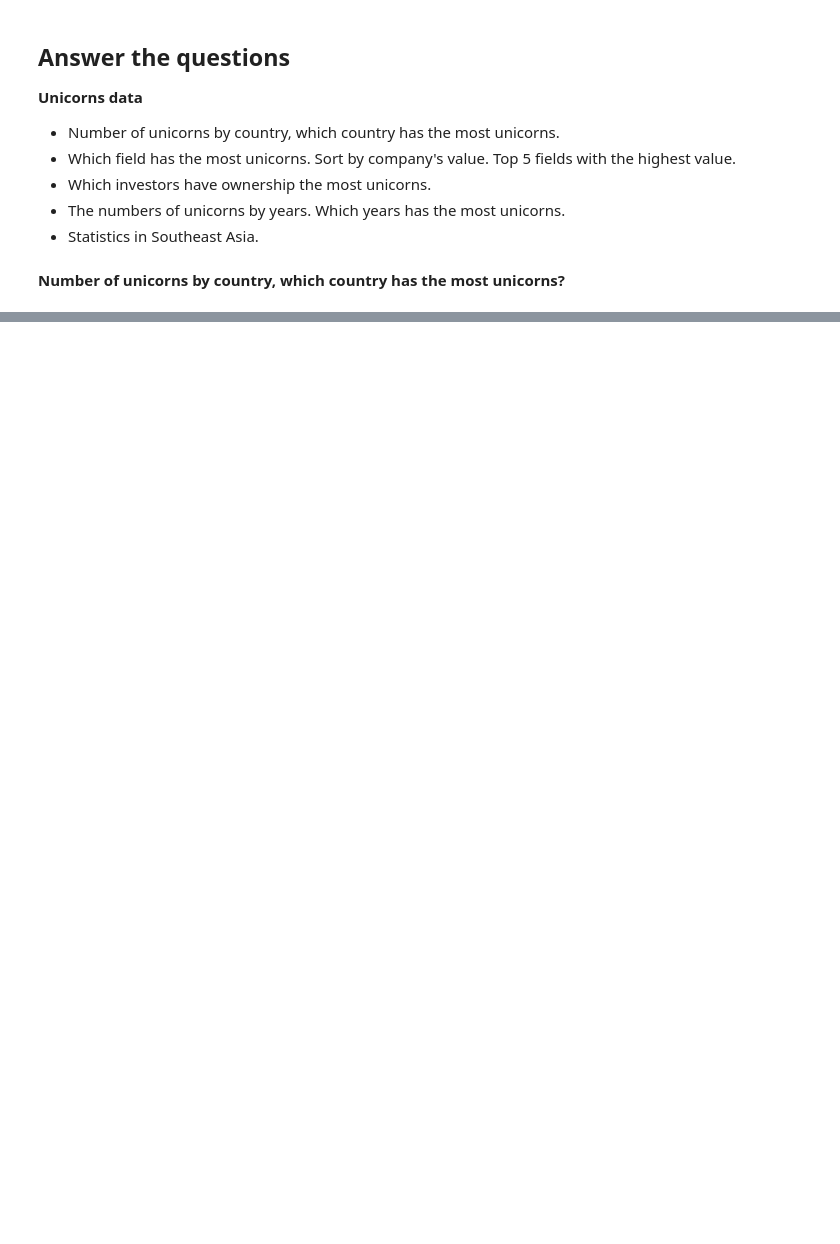
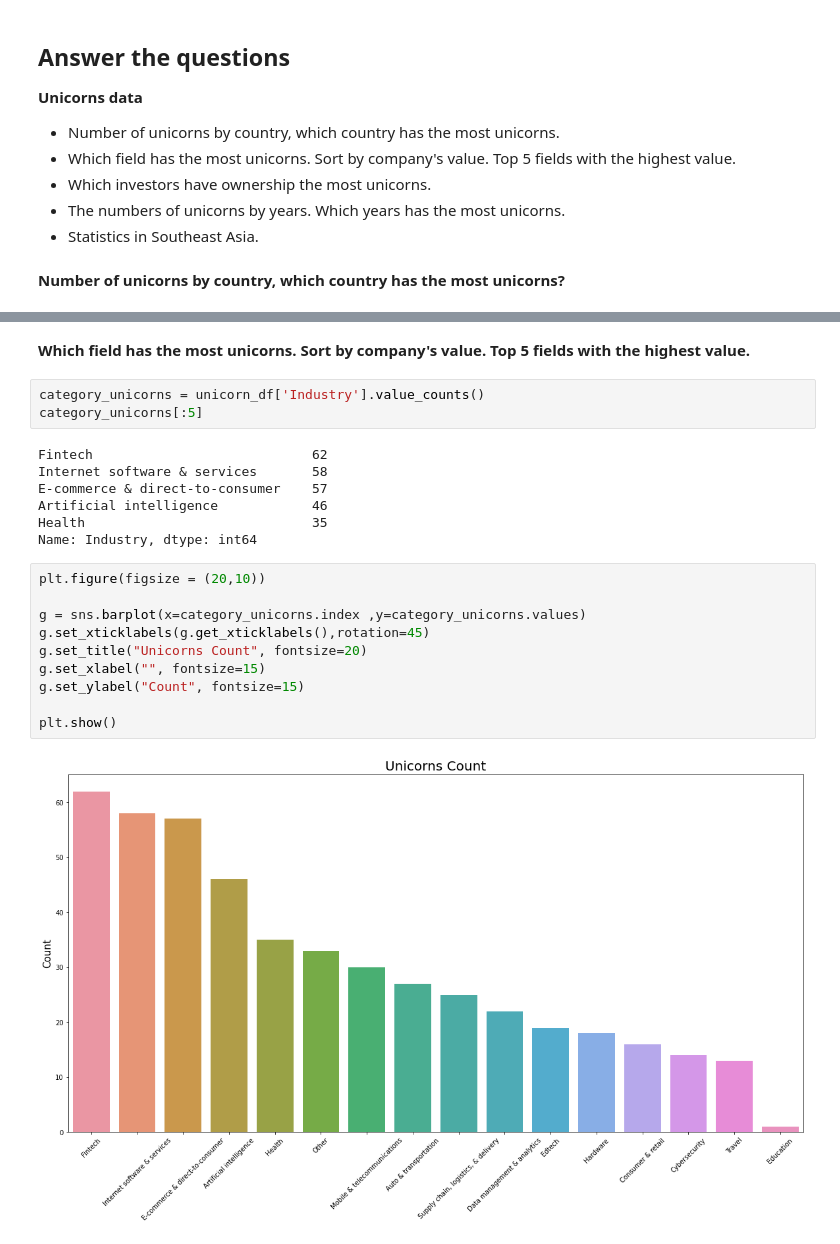
Before and after one commit to Rosiee0312/Unicorn---Analytics, a Jupyter notebook: Data_analytics.ipynb, the cells around one changed output, grey strips where cells are left out. Drawn from its saved outputs; the diff is of its cells as text; blank space fills up the shorter version.

```diff
--- a/Data_analytics.ipynb
+++ b/Data_analytics.ipynb
@@ -495,0 +509,24 @@ country_unicorns = unicorn_df['Country'].value_counts()
+# %% [markdown]
+__Which field has the most unicorns. Sort by company's value. Top 5 fields with the highest value.__
+# %%
+category_unicorns = unicorn_df['Industry'].value_counts()
+category_unicorns[:5]
+# %% [output]
+Fintech                            62
+Internet software & services       58
+E-commerce & direct-to-consumer    57
+Artificial intelligence            46
+Health                             35
+Name: Industry, dtype: int64
+# %%
+plt.figure(figsize = (20,10))
+
+g = sns.barplot(x=category_unicorns.index ,y=category_unicorns.values)
+g.set_xticklabels(g.get_xticklabels(),rotation=45)
+g.set_title("Unicorns Count", fontsize=20)
+g.set_xlabel("", fontsize=15)
+g.set_ylabel("Count", fontsize=15)
+
+plt.show()
+# %% [output]
+[figure, added]
```
Also changed, not shown: parts of 43 cells of this notebook.
